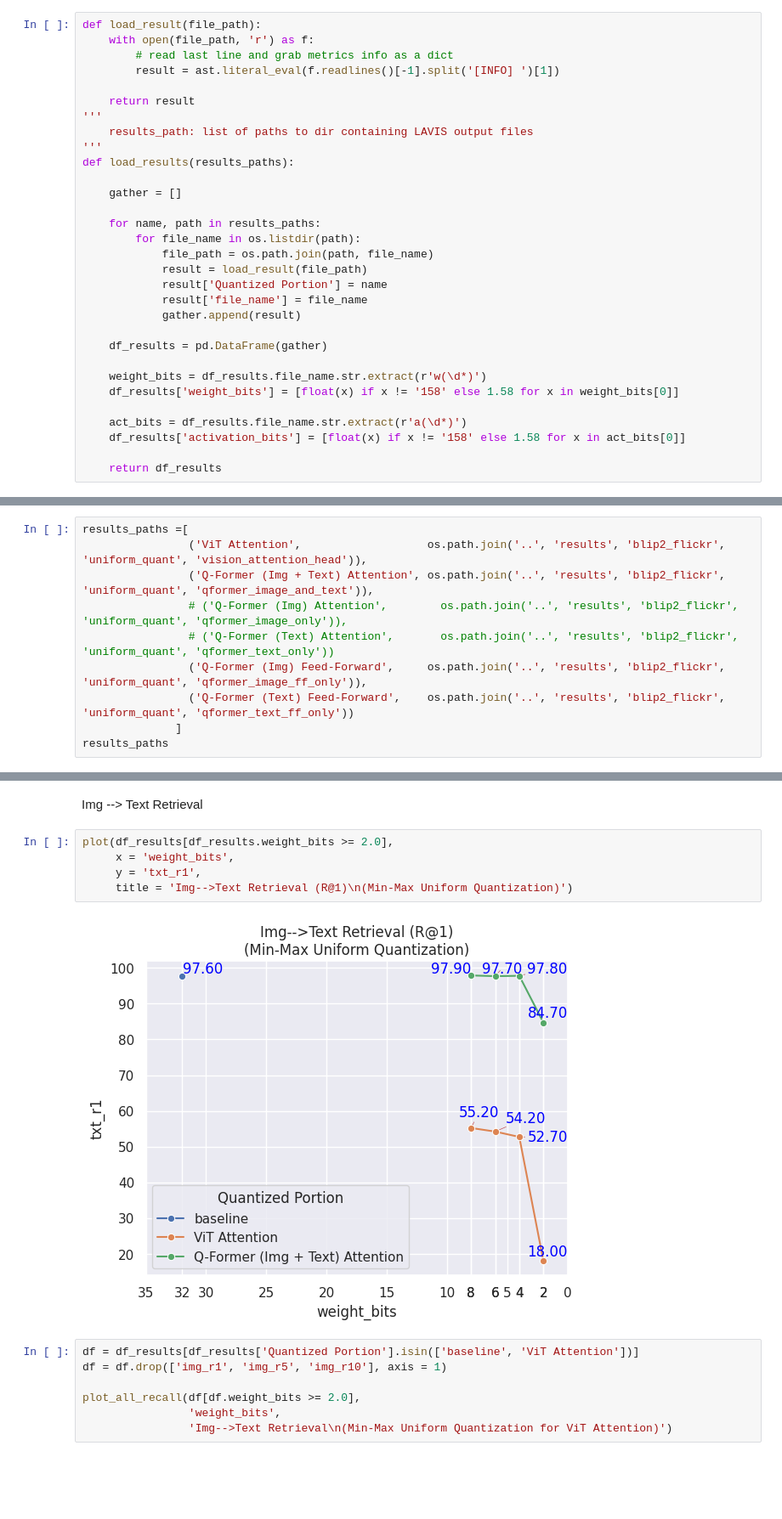
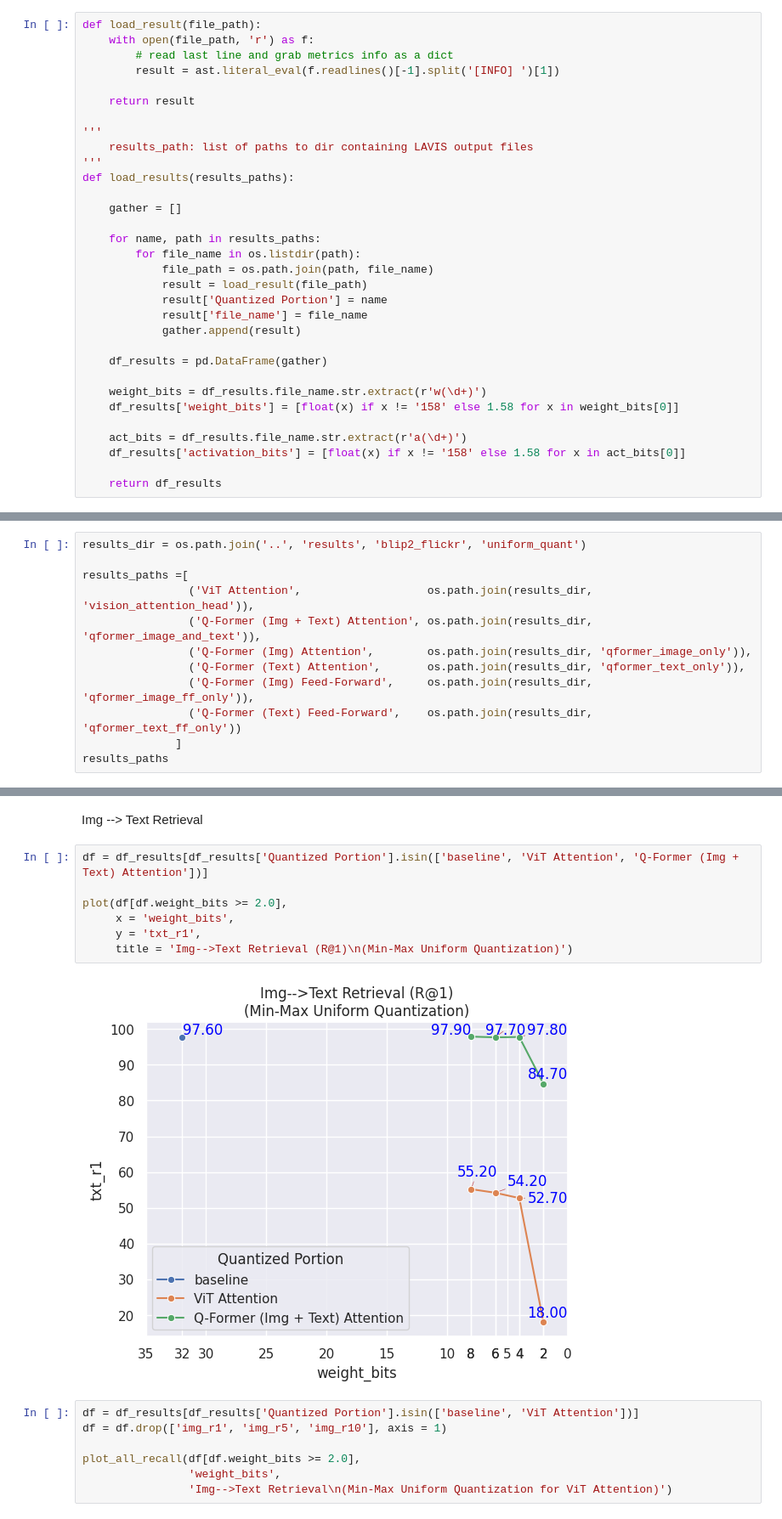
Before and after one commit to Vincent-La/multi_modal_quant, a Jupyter notebook: notebooks/blip2_flickr_postprocessing.ipynb, the cells around one changed output, grey strips where cells are left out. Shown at 85% size. Drawn from its saved outputs; the diff is of its cells as text; blank space fills up the shorter version.

Commit message:
notebook edits to parse results files

```diff
--- a/notebooks/blip2_flickr_postprocessing.ipynb
+++ b/notebooks/blip2_flickr_postprocessing.ipynb
@@ -18,6 +21,7 @@ def load_result(file_path):
         result = ast.literal_eval(f.readlines()[-1].split('[INFO] ')[1])
 
     return result
+
 '''
     results_path: list of paths to dir containing LAVIS output files
 '''
@@ -35,10 +39,10 @@ def load_results(results_paths):
 
     df_results = pd.DataFrame(gather)
 
-    weight_bits = df_results.file_name.str.extract(r'w(\d*)')
+    weight_bits = df_results.file_name.str.extract(r'w(\d+)')
     df_results['weight_bits'] = [float(x) if x != '158' else 1.58 for x in weight_bits[0]]
 
-    act_bits = df_results.file_name.str.extract(r'a(\d*)')
+    act_bits = df_results.file_name.str.extract(r'a(\d+)')
     df_results['activation_bits'] = [float(x) if x != '158' else 1.58 for x in act_bits[0]]
 
     return df_results
@@ -59,13 +63,15 @@ baseline_result
 
 + https://pocketflow.github.io/uq_learner/#algorithm
 # %%
+results_dir = os.path.join('..', 'results', 'blip2_flickr', 'uniform_quant')
+
 results_paths =[
-                ('ViT Attention',                   os.path.join('..', 'results', 'blip2_flickr', 'uniform_quant', 'vision_attention_head')),
-                ('Q-Former (Img + Text) Attention', os.path.join('..', 'results', 'blip2_flickr', 'uniform_quant', 'qformer_image_and_text')),
-                # ('Q-Former (Img) Attention',        os.path.join('..', 'results', 'blip2_flickr', 'uniform_quant', 'qformer_image_only')),
-                # ('Q-Former (Text) Attention',       os.path.join('..', 'results', 'blip2_flickr', 'uniform_quant', 'qformer_text_only'))
-                ('Q-Former (Img) Feed-Forward',     os.path.join('..', 'results', 'blip2_flickr', 'uniform_quant', 'qformer_image_ff_only')),
-                ('Q-Former (Text) Feed-Forward',    os.path.join('..', 'results', 'blip2_flickr', 'uniform_quant', 'qformer_text_ff_only'))
+                ('ViT Attention',                   os.path.join(results_dir, 'vision_attention_head')),
+                ('Q-Former (Img + Text) Attention', os.path.join(results_dir, 'qformer_image_and_text')),
+                ('Q-Former (Img) Attention',        os.path.join(results_dir, 'qformer_image_only')),
+                ('Q-Former (Text) Attention',       os.path.join(results_dir, 'qformer_text_only')),
+                ('Q-Former (Img) Feed-Forward',     os.path.join(results_dir, 'qformer_image_ff_only')),
+                ('Q-Former (Text) Feed-Forward',    os.path.join(results_dir, 'qformer_text_ff_only'))
               ]
 results_paths
 # %% [output]
@@ -175,12 +182,14 @@ def plot_all_recall(df, x, title = ''):
 # %% [markdown]
 Img --> Text Retrieval
 # %%
-plot(df_results[df_results.weight_bits >= 2.0],
+df = df_results[df_results['Quantized Portion'].isin(['baseline', 'ViT Attention', 'Q-Former (Img + Text) Attention'])]
+
+plot(df[df.weight_bits >= 2.0],
      x = 'weight_bits',
      y = 'txt_r1',
      title = 'Img-->Text Retrieval (R@1)\n(Min-Max Uniform Quantization)')
 # %% [output]
-[figure, old version]
+[figure, new version]
 # %%
 df = df_results[df_results['Quantized Portion'].isin(['baseline', 'ViT Attention'])]
 df = df.drop(['img_r1', 'img_r5', 'img_r10'], axis = 1)
```
Also changed, not shown: parts of 3 cells of this notebook.
